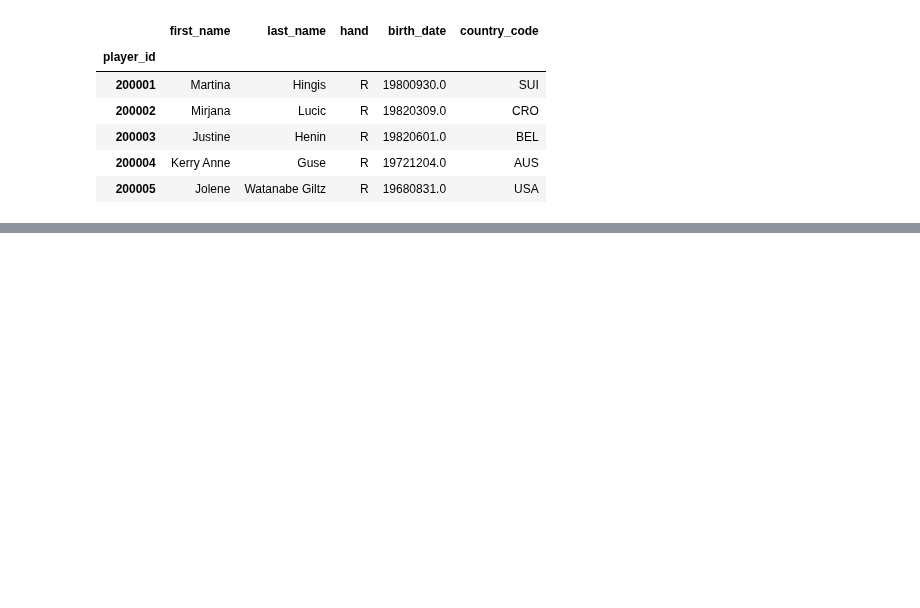
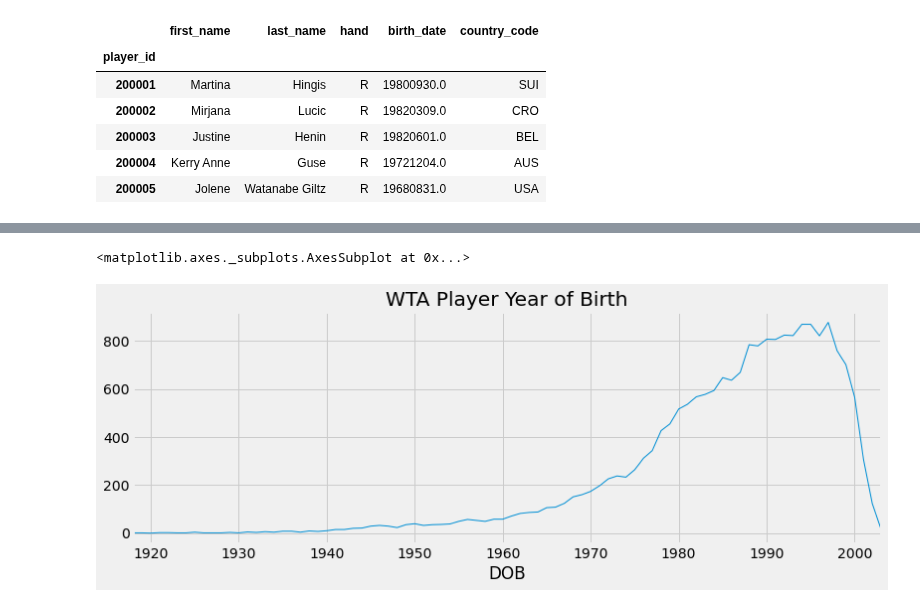
Before and after one commit to alwinruby/WTA, a Jupyter notebook: exploring1.ipynb, the cells around one changed output, grey strips where cells are left out. Cells and saved outputs as stored; diff of their text form; code cells hidden in the pictures; blank space fills up the shorter version.

```diff
--- a/exploring1.ipynb
+++ b/exploring1.ipynb
@@ -13,0 +45,10 @@ players.head()
+# %%
+# Unfortunately too many records are left unknown to confirm much!
+# Next let's look at the trend of WTA player birth years.
+players.set_index('DOB').resample('Y').count().Country.plot.line(
+    linewidth=1,
+    figsize=(12, 4),
+    title='WTA Player Year of Birth')
+# %% [output]
+<matplotlib.axes._subplots.AxesSubplot at 0x...>
+[figure, added]
```
Also changed, not shown: parts of 3 cells of this notebook.
